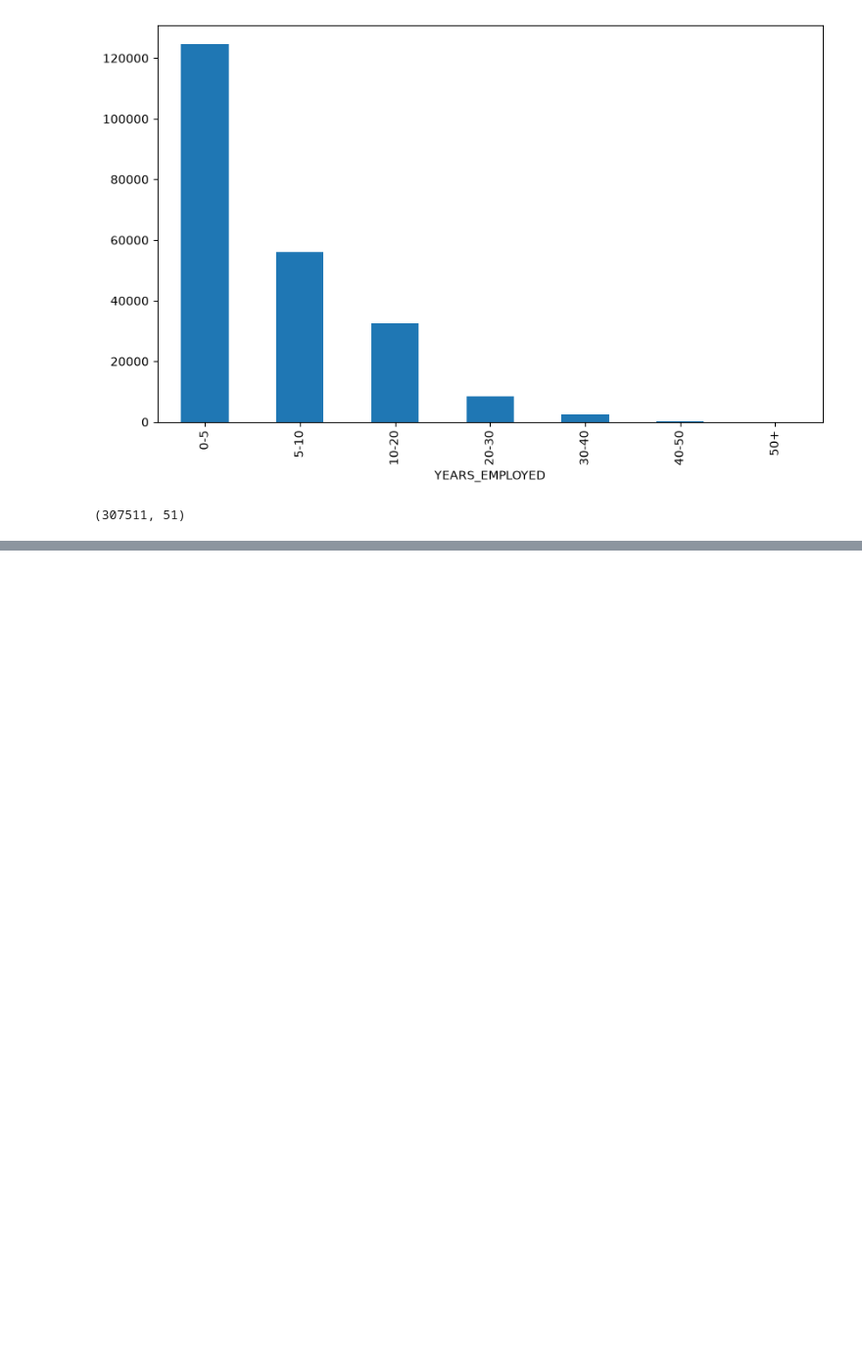
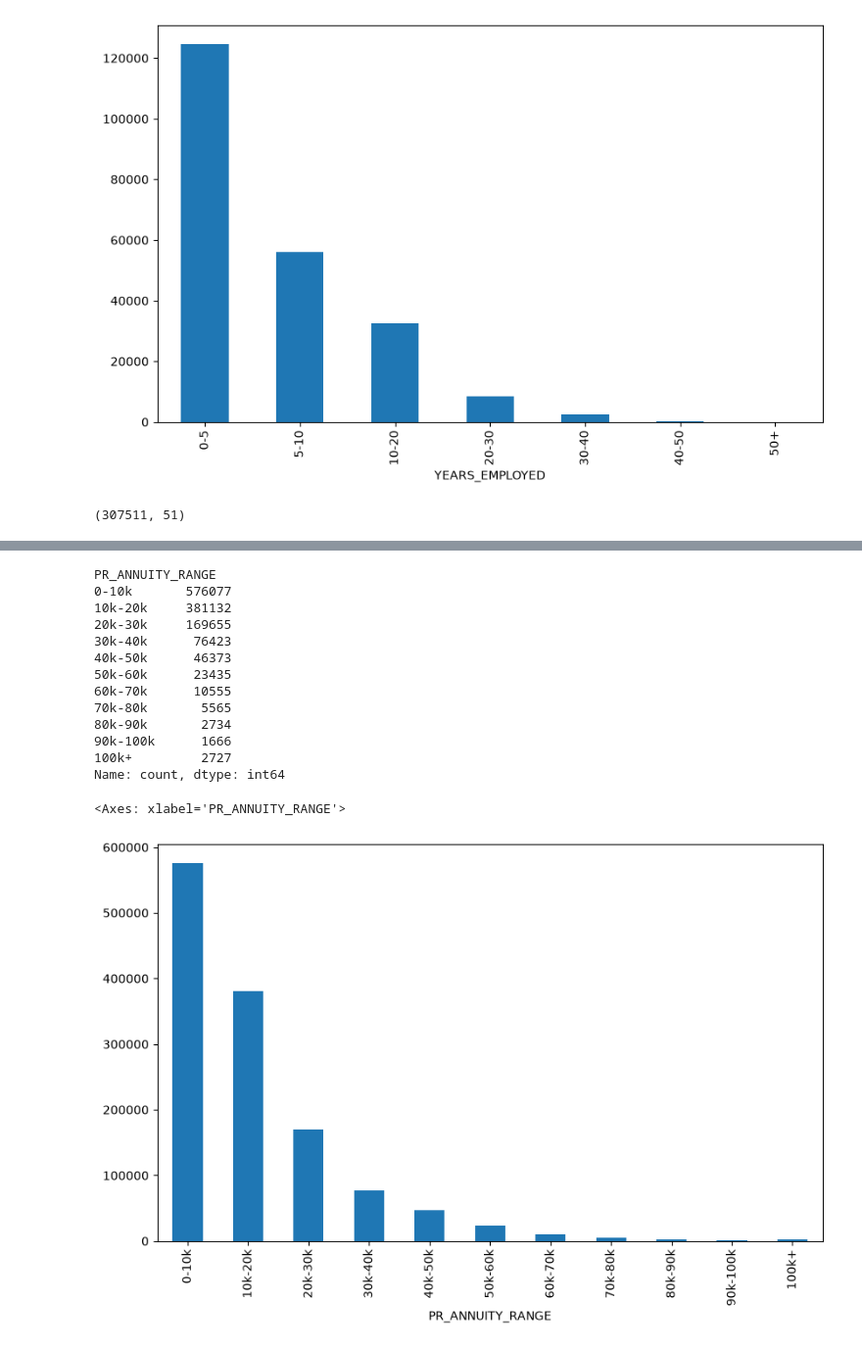
Before and after one commit to rakesh-kumar07/LogicMojo-AI-ML-June26-rakesh, a Jupyter notebook: EDA_Bank_Case_Study/Bank_loan_Assignment.ipynb, the cells around one changed output, grey strips where cells are left out. Shown at 98% size. Cells and saved outputs as stored; diff of their text form; code cells hidden in the pictures; blank space fills up the shorter version.

```diff
--- a/EDA_Bank_Case_Study/Bank_loan_Assignment.ipynb
+++ b/EDA_Bank_Case_Study/Bank_loan_Assignment.ipynb
@@ -859,0 +882,4 @@ application_df.shape
+# %%
+
+previous_df[["DAYS_DECISION"]]=previous_df[["DAYS_DECISION"]].abs()
+previous_df[["AMT_ANNUITY","AMT_APPLICATION","AMT_CREDIT","AMT_GOODS_PRICE","DAYS_DECISION"]].describe()
@@ -859,0 +896,24 @@ application_df.shape
+# %%
+previous_df["PR_ANNUITY_RANGE"] = pd.cut(
+    previous_df["AMT_ANNUITY"]/10000,
+    bins=[0, 1, 2, 3, 4, 5, 6, 7, 8, 9, 10, 100],
+    labels=["0-10k", "10k-20k", "20k-30k", "30k-40k", "40k-50k", "50k-60k", "60k-70k", "70k-80k", "80k-90k", "90k-100k", "100k+"]
+)
+print(previous_df[["PR_ANNUITY_RANGE"]].value_counts().groupby("PR_ANNUITY_RANGE").sum().sort_index())
+previous_df[["PR_ANNUITY_RANGE"]].value_counts().groupby("PR_ANNUITY_RANGE").sum().sort_index().plot(kind='bar', figsize=(10, 6))
+# %% [output]
+PR_ANNUITY_RANGE
+0-10k       576077
+10k-20k     381132
+20k-30k     169655
+30k-40k      76423
+40k-50k      46373
+50k-60k      23435
+60k-70k      10555
+70k-80k       5565
+80k-90k       2734
+90k-100k      1666
+100k+         2727
+Name: count, dtype: int64
+<Axes: xlabel='PR_ANNUITY_RANGE'>
+[figure, added]
```
Also changed, not shown: parts of 44 cells of this notebook.
